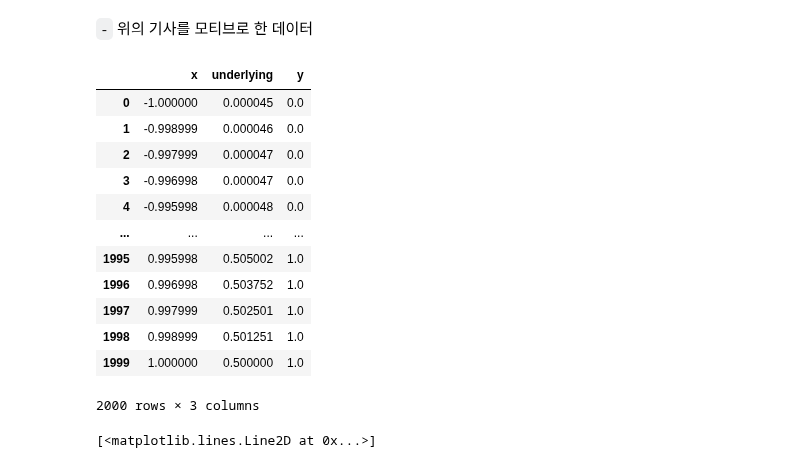
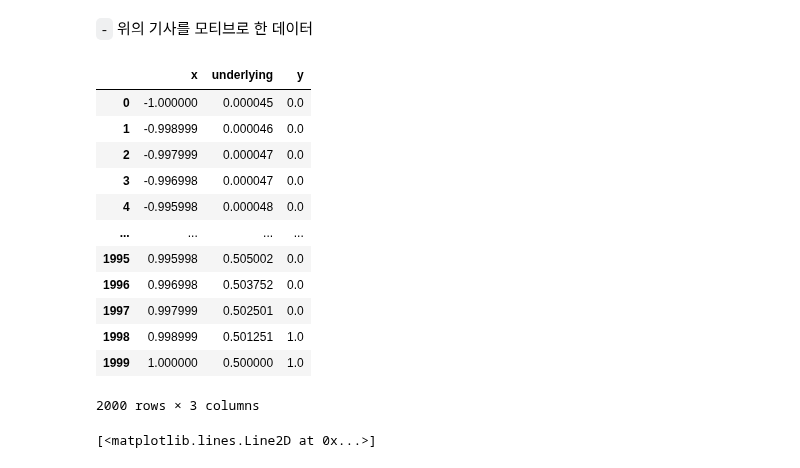
Before and after one commit to guebin/DL2022_backup, a Jupyter notebook: _notebooks/2022-10-04-(5주차) draft.ipynb, the cells around one changed output. Drawn from its saved outputs; the diff is of its cells as text; code cells hidden in the pictures.

```diff
--- a/_notebooks/2022-10-04-(5주차) draft.ipynb
+++ b/_notebooks/2022-10-04-(5주차) draft.ipynb
@@ -29,25 +29,22 @@ import pandas as pd
 # %% [markdown]
 `-` 위의 기사를 모티브로 한 데이터
 # %%
-# df=pd.read_csv('https://raw.githubusercontent.com/guebin/DL2022/master/_notebooks/2022-10-04-logistic2.csv')
-# df
+df=pd.read_csv('https://raw.githubusercontent.com/guebin/DL2022/master/_notebooks/2022-10-04-dnnex0.csv')
+df
+# %% [output]
+|  | x | underlying | y |
+| 0 | -1.000000 | 0.000045 | 0.0 |
+| 1 | -0.998999 | 0.000046 | 0.0 |
+| 2 | -0.997999 | 0.000047 | 0.0 |
+| 3 | -0.996998 | 0.000047 | 0.0 |
+| 4 | -0.995998 | 0.000048 | 0.0 |
+| ... | ... | ... | ... |
+| 1995 | 0.995998 | 0.505002 | 0.0 |
+| 1996 | 0.996998 | 0.503752 | 0.0 |
+| 1997 | 0.997999 | 0.502501 | 0.0 |
+| 1998 | 0.998999 | 0.501251 | 1.0 |
+| 1999 | 1.000000 | 0.500000 | 1.0 |
+2000 rows × 3 columns
-# %%
-df=pd.read_csv('2022-10-04-dnnex0.csv')
-df
-# %% [output]
-|  | x | underlying | y |
-| 0 | -1.000000 | 0.000045 | 0.0 |
-| 1 | -0.998999 | 0.000046 | 0.0 |
-| 2 | -0.997999 | 0.000047 | 0.0 |
-| 3 | -0.996998 | 0.000047 | 0.0 |
-| 4 | -0.995998 | 0.000048 | 0.0 |
-| ... | ... | ... | ... |
-| 1995 | 0.995998 | 0.505002 | 1.0 |
-| 1996 | 0.996998 | 0.503752 | 1.0 |
-| 1997 | 0.997999 | 0.502501 | 1.0 |
-| 1998 | 0.998999 | 0.501251 | 1.0 |
-| 1999 | 1.000000 | 0.500000 | 1.0 |
-2000 rows × 3 columns
 # %%
 plt.plot(df.x,df.y,'o',alpha=0.02)
 plt.plot(df.x,df.underlying,'-b')
```
Also changed, not shown: parts of 12 cells of this notebook.
